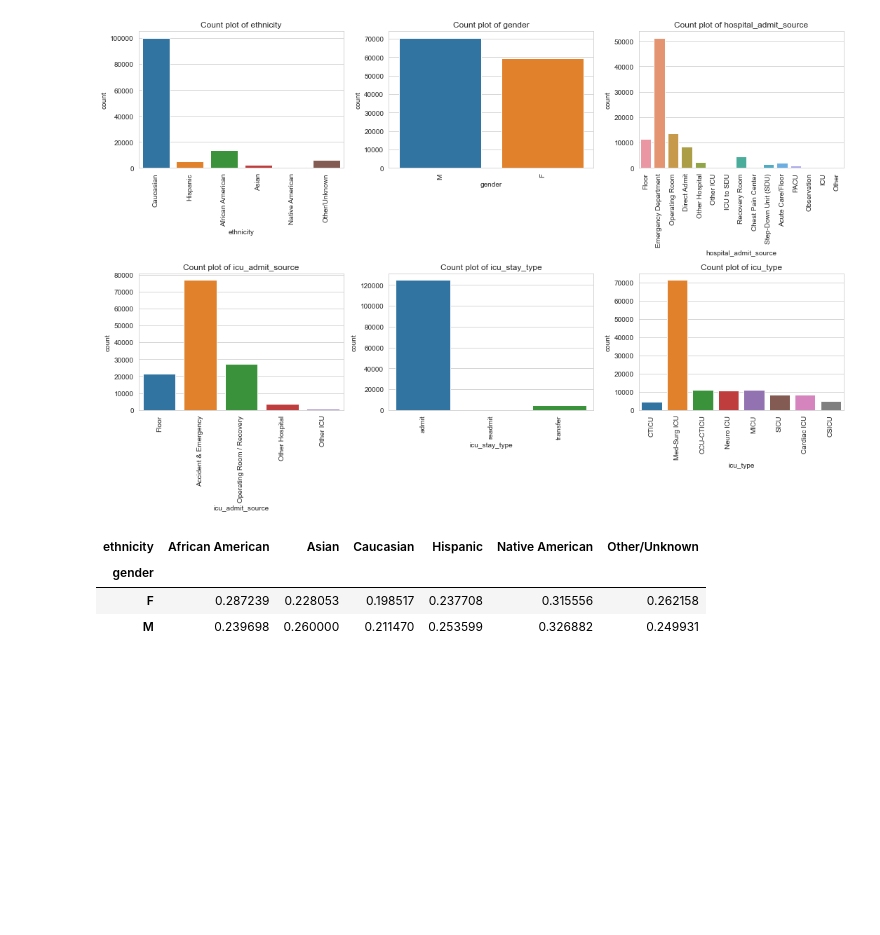
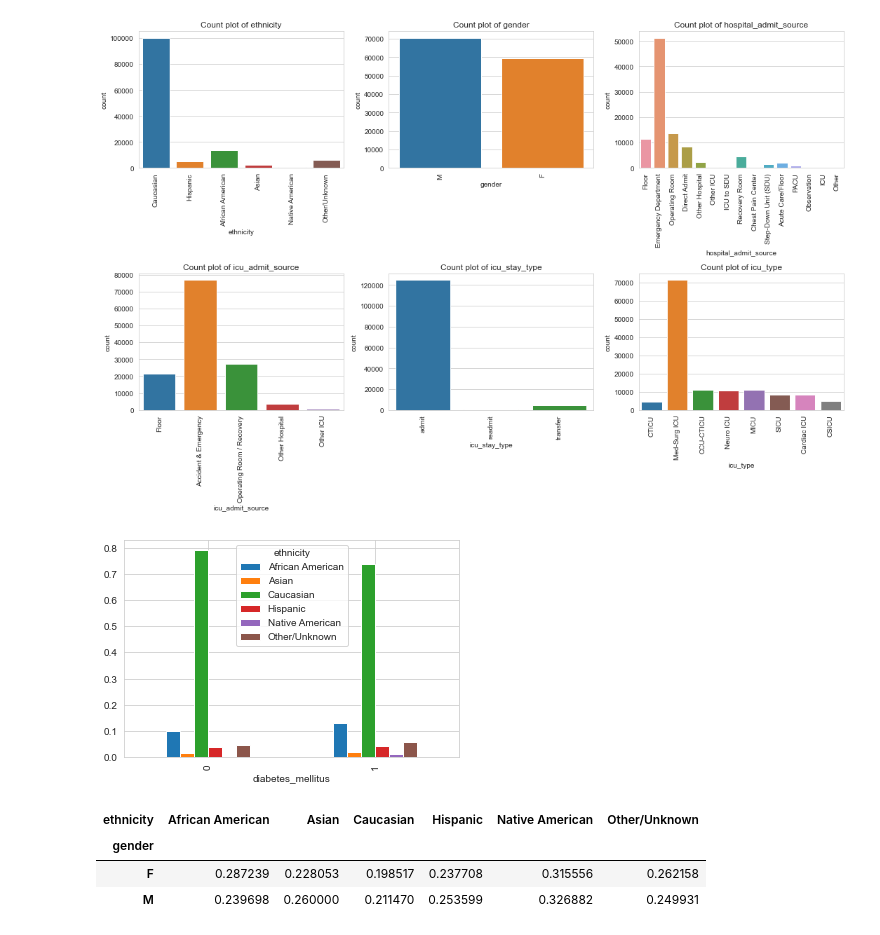
Before and after one commit to Sebasu11/WiDS-2021, a Jupyter notebook: notebooks/EDA/01_eda.ipynb, the cells around one changed output. Saved outputs shown, nothing was run; the diff lists cells and outputs as text; code cells hidden in the pictures; blank space fills up the shorter version.

```diff
--- a/notebooks/EDA/01_eda.ipynb
+++ b/notebooks/EDA/01_eda.ipynb
@@ -231,6 +229,10 @@ for i, var in enumerate(vars_to_look):
 plt.tight_layout()
 # %% [output]
 [figure]
+# %%
+diabetes.groupby(["diabetes_mellitus"])["ethnicity"].value_counts(1).unstack().plot(kind="bar");
+# %% [output]
+[figure, added]
 # %%
 diabetes.pivot_table(values="diabetes_mellitus",
                      index="gender",
```
Also changed, not shown: parts of 48 cells of this notebook, 2 other files.
